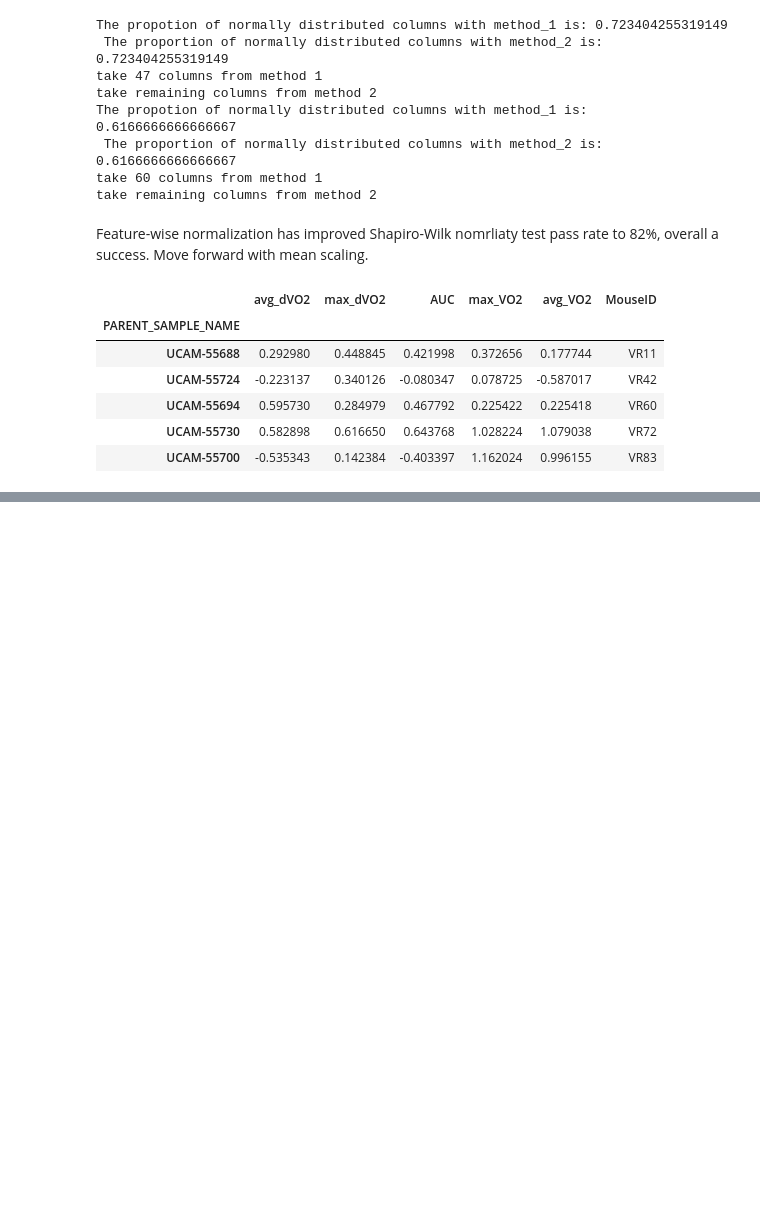
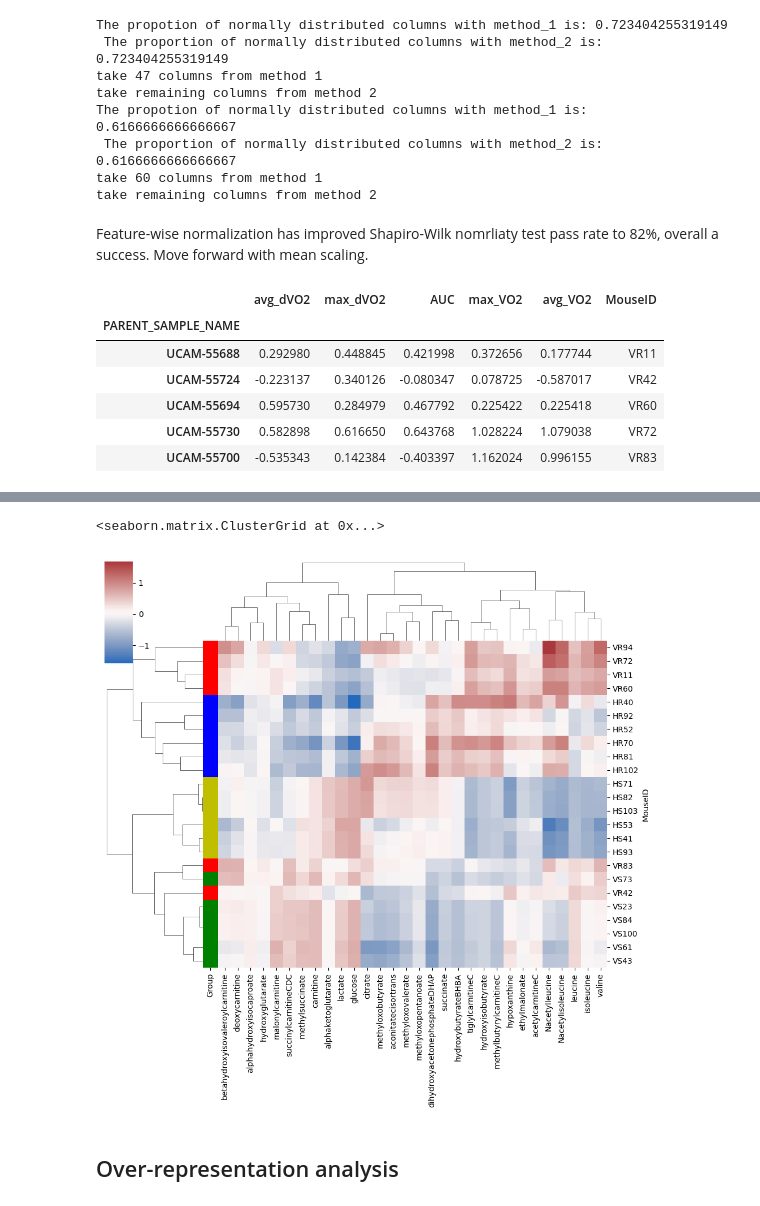
Before and after one commit to bjwadswo/JohnsonLab_Wadsworth-et-al_2HB-Metabolomics, a Jupyter notebook: Met_Analysis.ipynb, the cells around one changed output, grey strips where cells are left out. Drawn from its saved outputs; the diff is of its cells as text; code cells hidden in the pictures; blank space fills up the shorter version.

```diff
--- a/Met_Analysis.ipynb
+++ b/Met_Analysis.ipynb
@@ -423,6 +437,6 @@ Name: count, dtype: int64
 # %%
 grouped = muscle_adj.groupby('Group') # organize data by groups
-results = pd.DataFrame(columns=['Metabolite', 'p_value']) # create an empty dataframe to hold the results
+results = pd.DataFrame(columns=['Metabolite','p_value','Ex']) # create an empty dataframe to hold the results
 # iterate over each column, calculating the test statistic for each column and storing the results in the dataframe
 for met in muscle_adj.columns[:-8]:
     VS = grouped.get_group('VS')[met]
@@ -432,5 +446,25 @@ for met in muscle_adj.columns[:-8]:
     #perform test
     test_stat, p_value = ttest_ind(VR, HR)
     # append data to the results table
-    results.loc[len(results)] = pd.Series({'Metabolite': met,
-                              'p_value': p_value})
+    results.loc[len(results)] = pd.Series({
+        'Metabolite': met,
+        'p_value': p_value,
+        'Ex': 'R'
+        })
+    test_stat, p_value = ttest_ind(VS, HS)
+    results.loc[len(results)] = pd.Series({
+        'Metabolite': met,
+        'p_value': p_value,
+        'Ex': 'S'
+        })
+
+reject, adj_pvalues, sidak, bonf = multipletests(
+    results.p_value.fillna(1), alpha=0.01, method = 'fdr_tsbh'
+)
+results['adj_p'] = adj_pvalues
+results['reject'] = reject
+results.to_csv('muscle_FDR.csv')
+hit_results = results[results.reject == True]
+muscle_DE = muscle_adj[hit_results.Metabolite.unique()]
+muscle_DE['Group'] = muscle_adj['Group']
+print(results.reject.value_counts(),'\n',muscle_adj.shape, muscle_DE.shape)
@@ -505,0 +515,9 @@ Name: count, dtype: int64
+# %%
+lut = dict(zip(muscle_DE.Group.unique(), "rbgy"))
+row_colours = muscle_DE.Group.map(lut)
+sns.clustermap(muscle_DE.select_dtypes(include=np.number),row_colors=row_colours,cmap='vlag',method='average',metric='euclidean')
+# %% [output]
+<seaborn.matrix.ClusterGrid at 0x...>
+[figure, added]
+# %% [markdown]
+## Over-representation analysis
```
Also changed, not shown: parts of 37 cells of this notebook, 15 other files.
